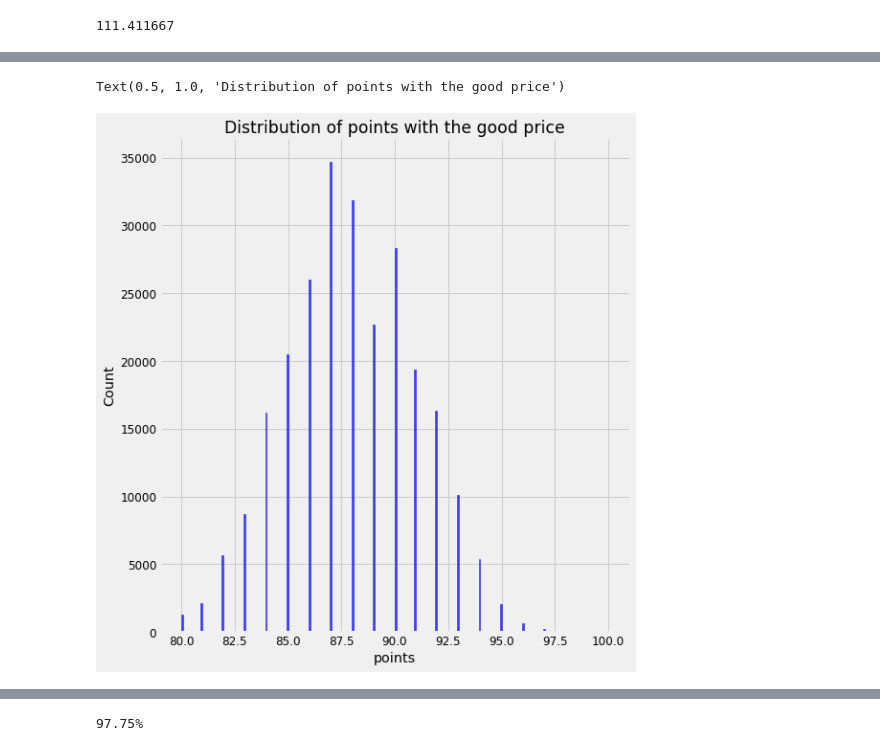
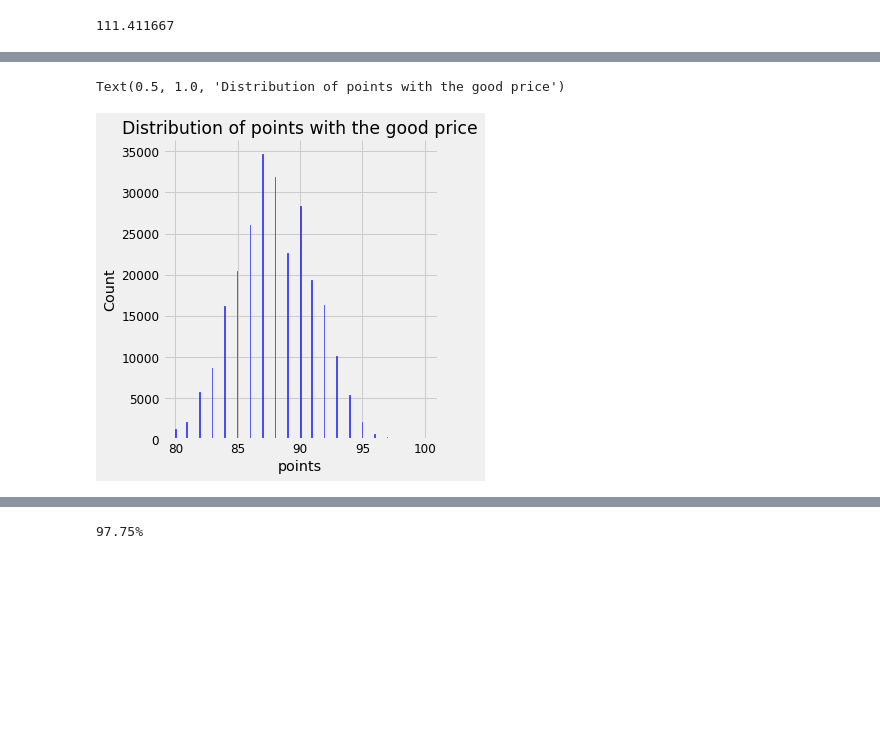
Before and after one commit to FelipeEnne/Wine-Recommendation, a Jupyter notebook: Wine-Recommendation.ipynb, the cells around one changed output, grey strips where cells are left out. Saved outputs shown, nothing was run; the diff lists cells and outputs as text; code cells hidden in the pictures; blank space fills up the shorter version.

```diff
--- a/Wine-Recommendation.ipynb
+++ b/Wine-Recommendation.ipynb
@@ -185,7 +198,7 @@ Text(0.5, 1.0, 'Distribution of price even the good price')
 # %%
-sns.displot(data = wines[wines['price']<good_price],color='b', x="points", height=8)
+sns.displot(data = wines[wines['price']<good_price],color='b', x="points", height=5)
 plt.title('Distribution of points with the good price')
 # %% [output]
 Text(0.5, 1.0, 'Distribution of points with the good price')
-[figure, old version]
+[figure, new version]
 # %%
```
Also changed, not shown: parts of 41 cells of this notebook.
